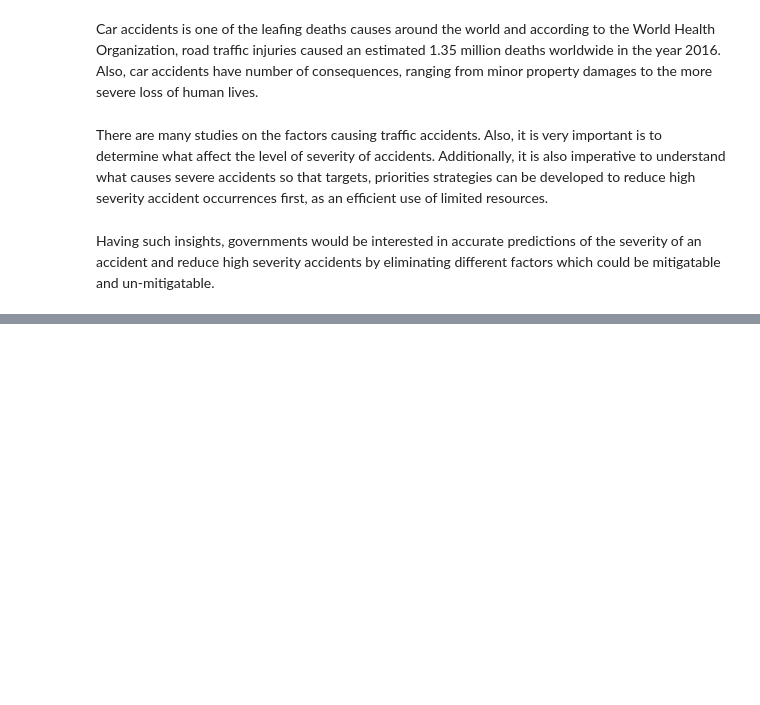
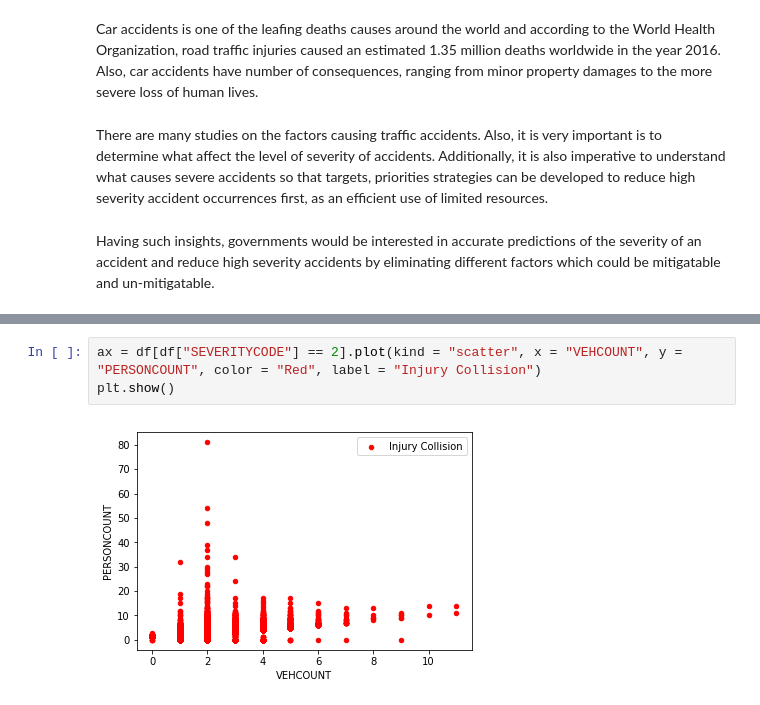
Before and after one commit to mutawah/coursera, a Jupyter notebook: Capstone Project - Car Accident Severity.ipynb, the cells around one changed output, grey strips where cells are left out. Saved outputs shown, nothing was run; the diff lists cells and outputs as text; blank space fills up the shorter version.

```diff
--- a/Capstone Project - Car Accident Severity.ipynb
+++ b/Capstone Project - Car Accident Severity.ipynb
@@ -37,0 +63,5 @@ df.head(10)
+# %%
+ax = df[df["SEVERITYCODE"] == 2].plot(kind = "scatter", x = "VEHCOUNT", y = "PERSONCOUNT", color = "Red", label = "Injury Collision")
+plt.show()
+# %% [output]
+[figure, added]
```
Also changed, not shown: parts of 19 cells of this notebook.
